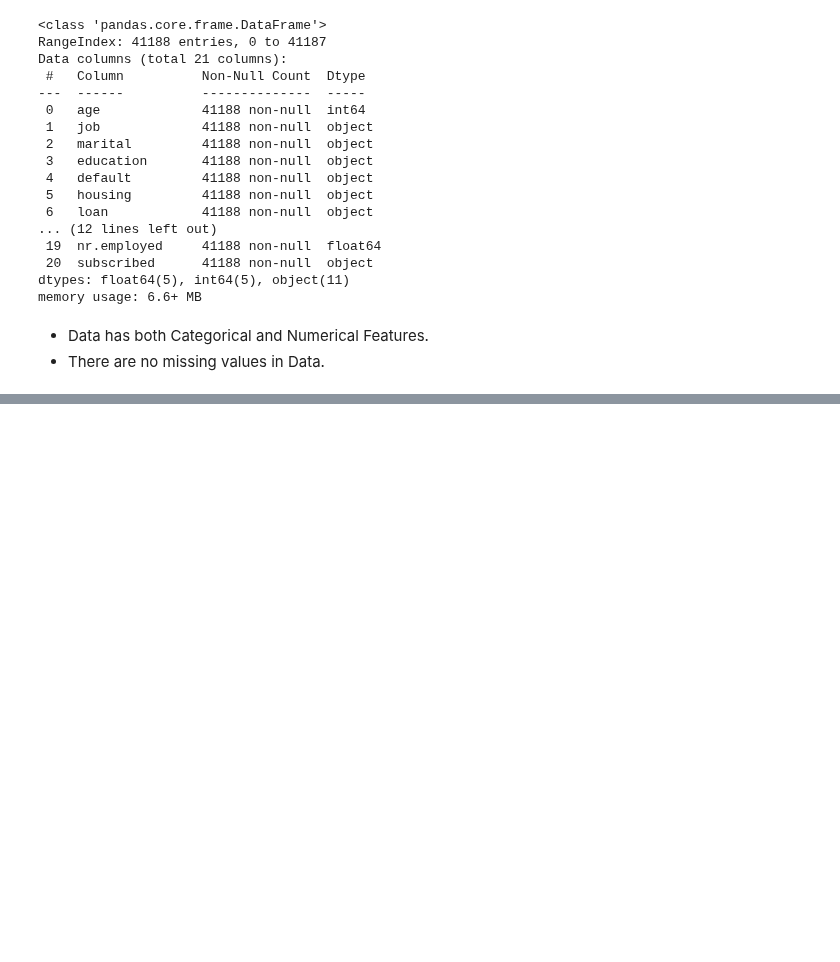
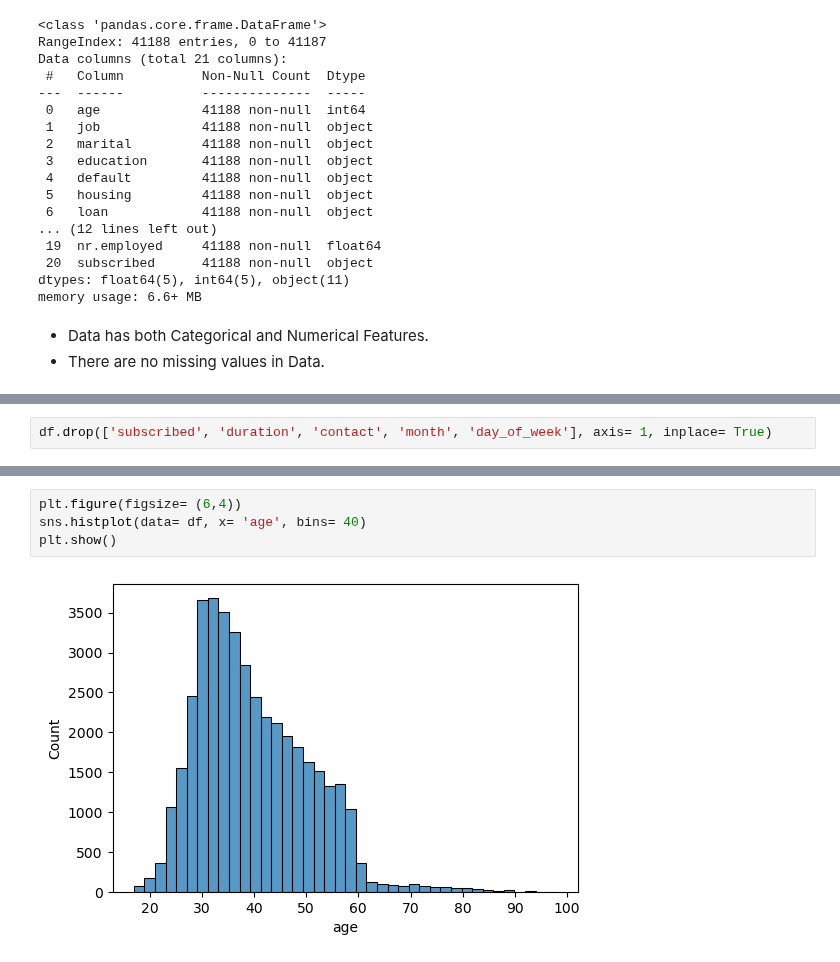
Before and after one commit to Shailya777/Learning-Logs, a Jupyter notebook: Machine_Learning/09_Clustering(Unsupervised Learning)/04_Practice_Project3(KMeans Clustering on Bank Data).ipynb, the cells around one changed output, grey strips where cells are left out. Saved outputs shown, nothing was run; the diff lists cells and outputs as text; blank space fills up the shorter version.

```diff
--- a/Machine_Learning/09_Clustering(Unsupervised Learning)/04_Practice_Project3(KMeans Clustering on Bank Data).ipynb
+++ b/Machine_Learning/09_Clustering(Unsupervised Learning)/04_Practice_Project3(KMeans Clustering on Bank Data).ipynb
@@ -117,0 +125,2 @@ memory usage: 6.6+ MB
+# %%
+df.drop(['subscribed', 'duration', 'contact', 'month', 'day_of_week'], axis= 1, inplace= True)
@@ -117,0 +153,6 @@ memory usage: 6.6+ MB
+# %%
+plt.figure(figsize= (6,4))
+sns.histplot(data= df, x= 'age', bins= 40)
+plt.show()
+# %% [output]
+[figure, added]
```
Also changed, not shown: parts of 19 cells of this notebook.
